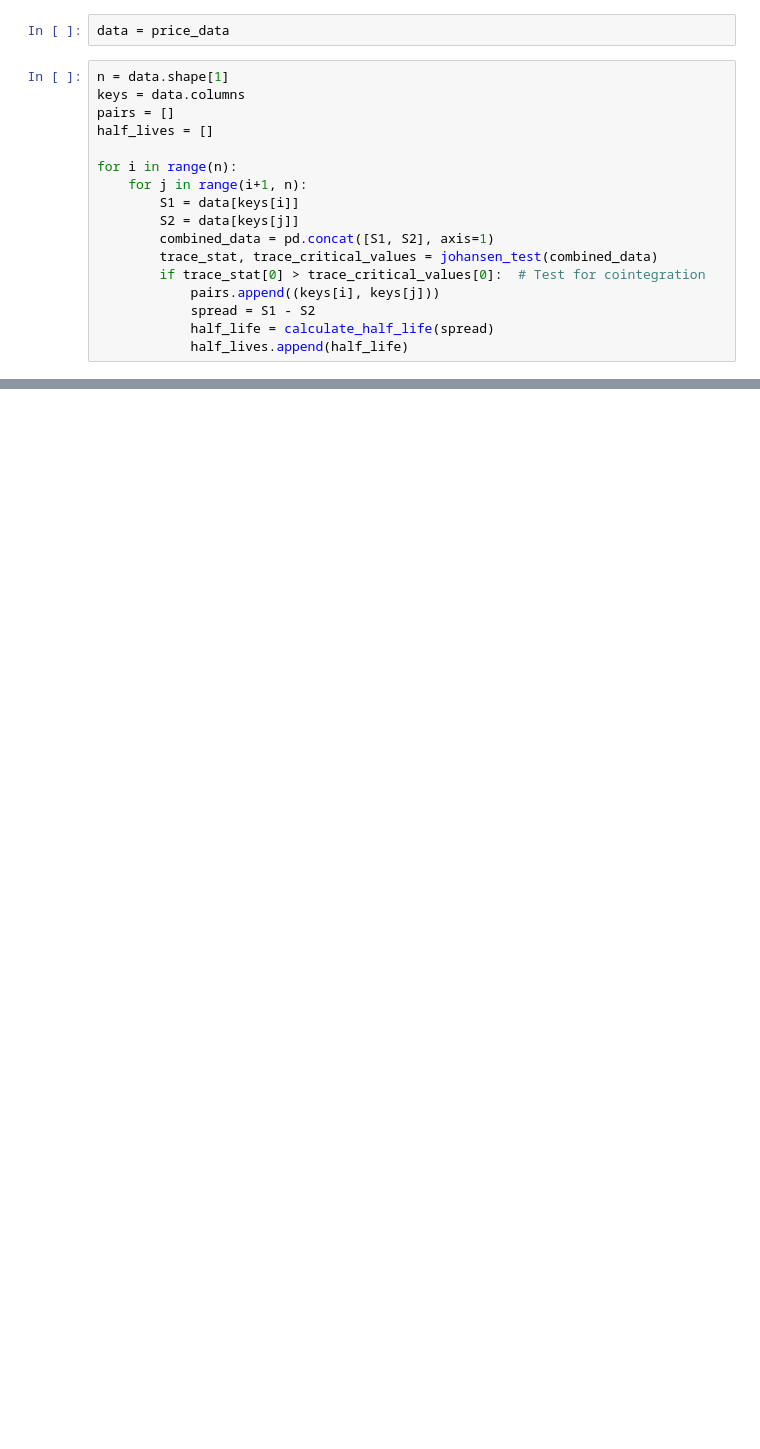
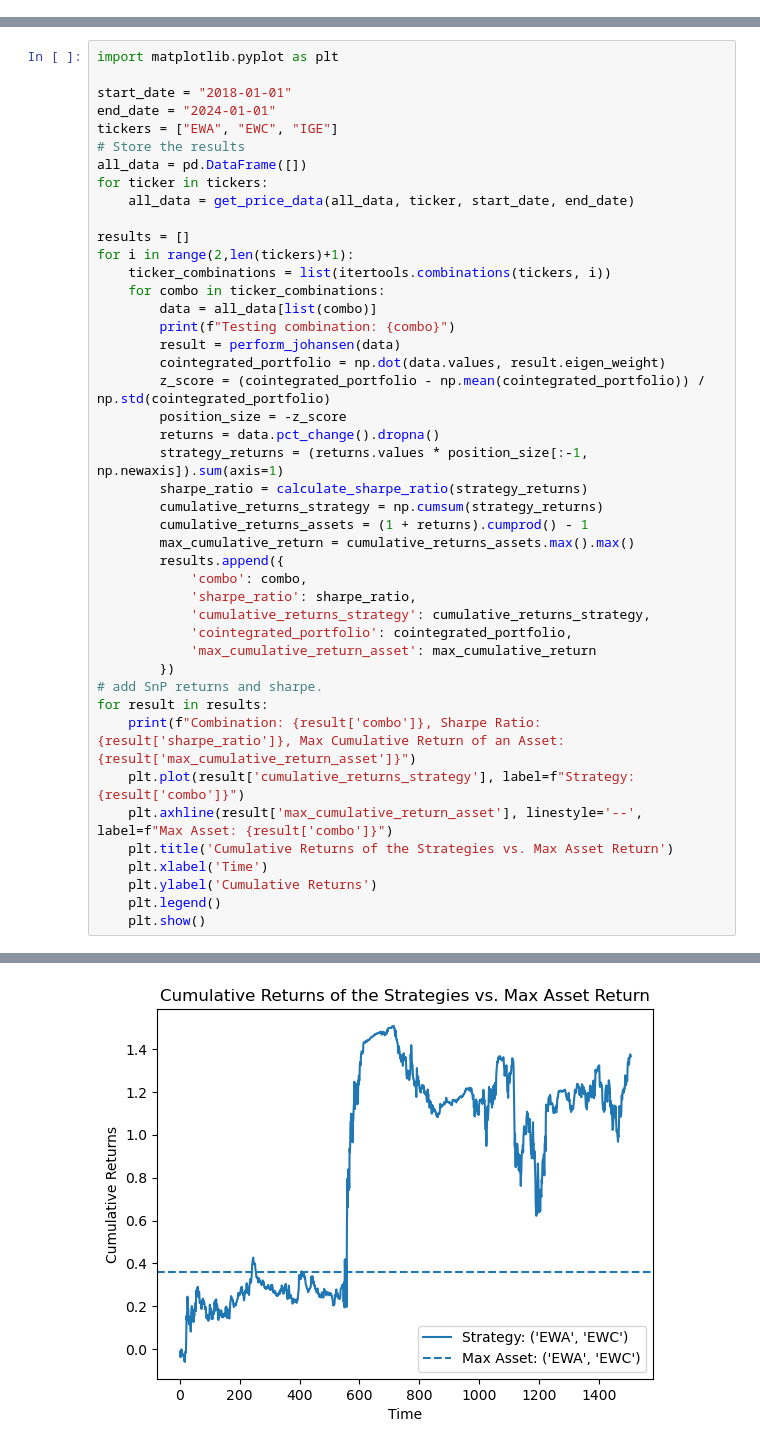
Before and after one commit to justtns/Trading-Tools, a Jupyter notebook: Mean Reversion/Screeners/screener.ipynb, the cells around one changed output, grey strips where cells are left out. Saved outputs shown, nothing was run; the diff lists cells and outputs as text; blank space fills up the shorter version.

```diff
--- a/Mean Reversion/Screeners/screener.ipynb
+++ b/Mean Reversion/Screeners/screener.ipynb
@@ -126,19 +0,0 @@ Index: []
-# %%
-data = price_data
-# %%
-n = data.shape[1]
-keys = data.columns
-pairs = []
-half_lives = []
-
-for i in range(n):
-    for j in range(i+1, n):
-        S1 = data[keys[i]]
-        S2 = data[keys[j]]
-        combined_data = pd.concat([S1, S2], axis=1)
-        trace_stat, trace_critical_values = johansen_test(combined_data)
-        if trace_stat[0] > trace_critical_values[0]:  # Test for cointegration
-            pairs.append((keys[i], keys[j]))
-            spread = S1 - S2
-            half_life = calculate_half_life(spread)
-            half_lives.append(half_life)
@@ -152,0 +77,45 @@ array([13.4294,  2.7055])
+# %%
+import matplotlib.pyplot as plt
+
+start_date = "2018-01-01"
+end_date = "2024-01-01"
+tickers = ["EWA", "EWC", "IGE"]
+# Store the results
+all_data = pd.DataFrame([])
+for ticker in tickers:
+    all_data = get_price_data(all_data, ticker, start_date, end_date)
+
+results = []
+for i in range(2,len(tickers)+1):
+    ticker_combinations = list(itertools.combinations(tickers, i))
+    for combo in ticker_combinations:
+        data = all_data[list(combo)]
+        print(f"Testing combination: {combo}")
+        result = perform_johansen(data)
+        cointegrated_portfolio = np.dot(data.values, result.eigen_weight)
+        z_score = (cointegrated_portfolio - np.mean(cointegrated_portfolio)) / np.std(cointegrated_portfolio)
+        position_size = -z_score
+        returns = data.pct_change().dropna()
+        strategy_returns = (returns.values * position_size[:-1, np.newaxis]).sum(axis=1)
+        sharpe_ratio = calculate_sharpe_ratio(strategy_returns)
+        cumulative_returns_strategy = np.cumsum(strategy_returns)
+        cumulative_returns_assets = (1 + returns).cumprod() - 1
+        max_cumulative_return = cumulative_returns_assets.max().max()
+        results.append({
+            'combo': combo,
+            'sharpe_ratio': sharpe_ratio,
+            'cumulative_returns_strategy': cumulative_returns_strategy,
+            'cointegrated_portfolio': cointegrated_portfolio,
+            'max_cumulative_return_asset': max_cumulative_return
+        })
+# add SnP returns and sharpe.
+for result in results:
+    print(f"Combination: {result['combo']}, Sharpe Ratio: {result['sharpe_ratio']}, Max Cumulative Return of an Asset: {result['max_cumulative_return_asset']}")
+    plt.plot(result['cumulative_returns_strategy'], label=f"Strategy: {result['combo']}")
+    plt.axhline(result['max_cumulative_return_asset'], linestyle='--', label=f"Max Asset: {result['combo']}")
+    plt.title('Cumulative Returns of the Strategies vs. Max Asset Return')
+    plt.xlabel('Time')
+    plt.ylabel('Cumulative Returns')
+    plt.legend()
+    plt.show()
+# %% [output]
@@ -152,0 +130 @@ array([13.4294,  2.7055])
+[figure, added]
```
Also changed, not shown: parts of 9 cells of this notebook.
